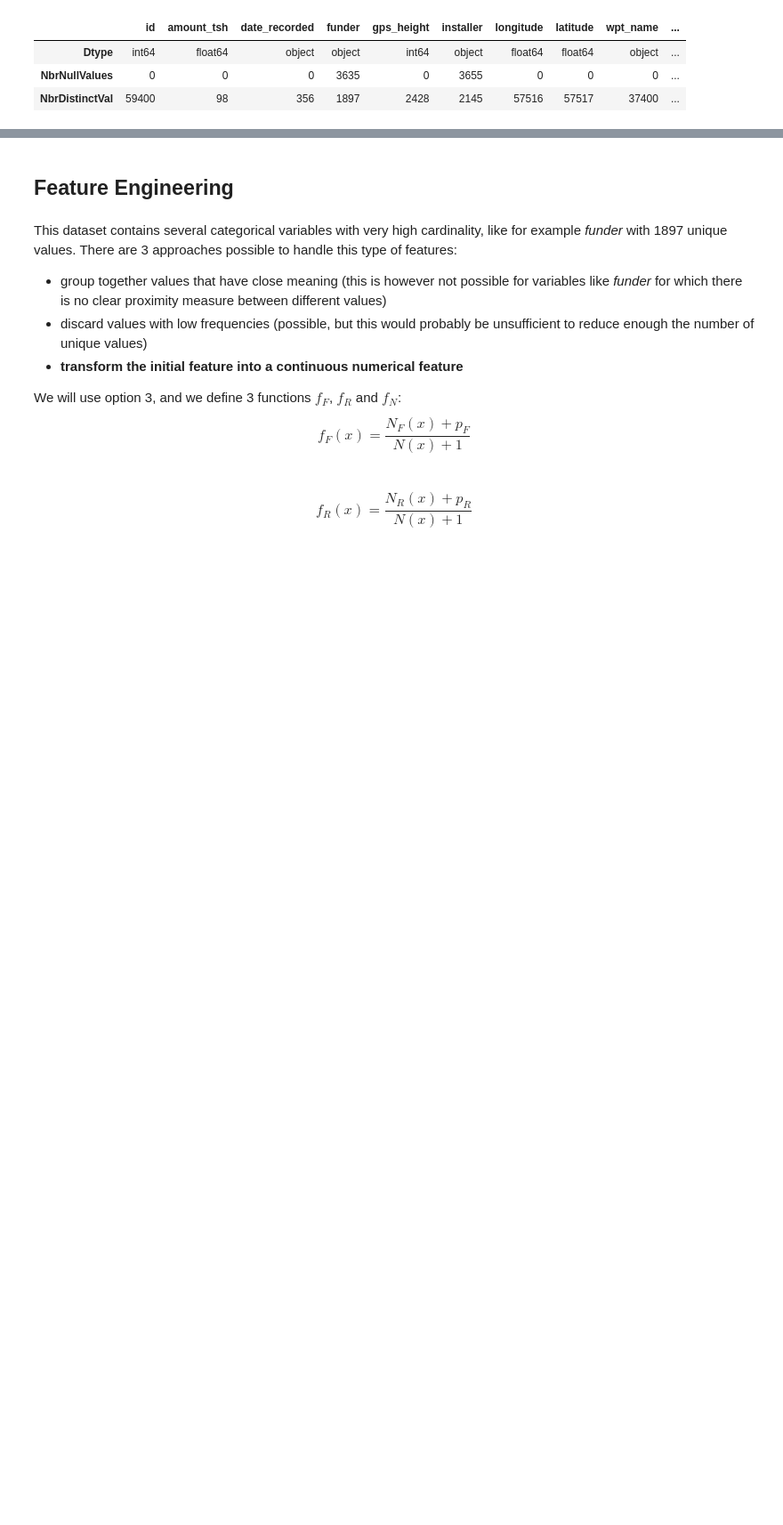
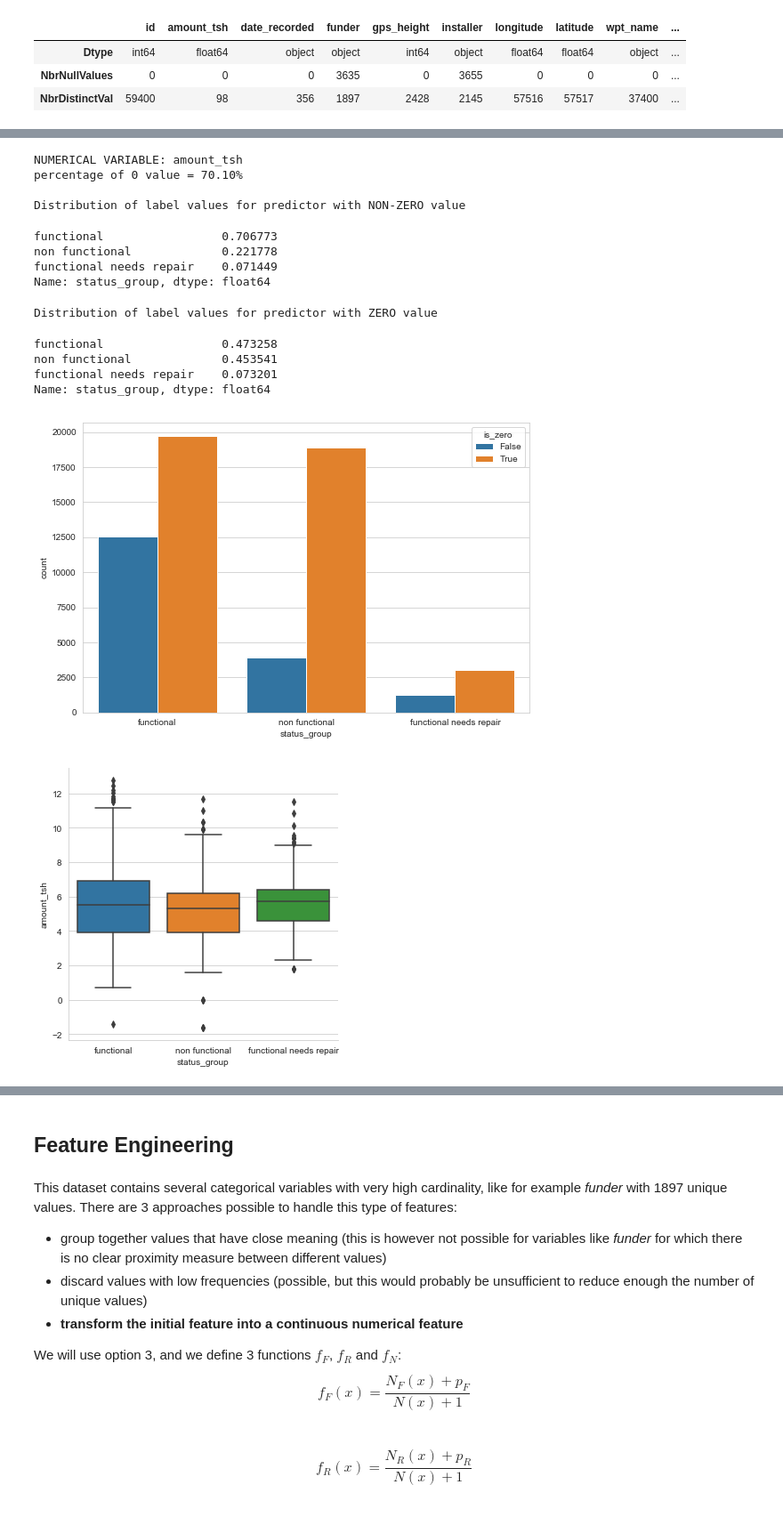
Before and after one commit to cedric-bertrand/DS-py, a Jupyter notebook: taarifa-wp/water_pumps.ipynb, the cells around one changed output, grey strips where cells are left out. Shown: that part at 89% size. Cells and saved outputs as stored; diff of their text form; code cells hidden in the pictures; blank space fills up the shorter version.

Commit message:
eda for numerical variables

```diff
--- a/taarifa-wp/water_pumps.ipynb
+++ b/taarifa-wp/water_pumps.ipynb
@@ -68,0 +77,7 @@ display(summary)
+# %%
+# extract all numerical variables plus target
+train_num = train_predictors.select_dtypes(include=np.number)
+train_num = pd.concat([train_num, train_target], axis=1)
+train_num = train_num.drop(labels='id', axis=1)
+
+train_num.describe()
@@ -68,0 +94,23 @@ display(summary)
+# %%
+# define here function to do some eda on numerical variables
+def eda_numerical_variable(col, transform='none'):
+    # create df and add column coding for 0 value
+    df = train_num[['status_group',col]].copy()
+    df['is_zero'] = (train_num[col] == 0)
+
+    # frequency of 0 value
+    print('NUMERICAL VARIABLE: ' + col)
+    print('percentage of 0 value = {:.2f}%'.format(df[df.is_zero == True].shape[0]/train_num.shape[0]*100))
+
+    # is distribution of label values different between variable group with 0 or non-0 value?
+    print('\nDistribution of label values for predictor with NON-ZERO value')
+    display(df.loc[df.is_zero == False, 'status_group'].value_counts(normalize=True))
+    print('Distribution of label values for predictor with ZERO value')
+    display(df.loc[df.is_zero == True, 'status_group'].value_counts(normalize=True))
+    # similar result but as plot
+    sns.countplot(x='status_group',hue='is_zero', data=df);
+
+    if transform == 'log':
+        df[col] = df[col].apply(lambda x: np.log(x))
+
+    sns.catplot(x='status_group', y=col, data=df[df.is_zero == False], kind='box');
@@ -68,0 +123,18 @@ display(summary)
+# %%
+eda_numerical_variable('amount_tsh', 'log')
+# %% [output]
+NUMERICAL VARIABLE: amount_tsh
+percentage of 0 value = 70.10%
+
+Distribution of label values for predictor with NON-ZERO value
+functional                 0.706773
+non functional             0.221778
+functional needs repair    0.071449
+Name: status_group, dtype: float64
+Distribution of label values for predictor with ZERO value
+functional                 0.473258
+non functional             0.453541
+functional needs repair    0.073201
+Name: status_group, dtype: float64
+[figure, added]
+[figure, added]
```
Also changed, not shown: parts of 24 cells of this notebook.
